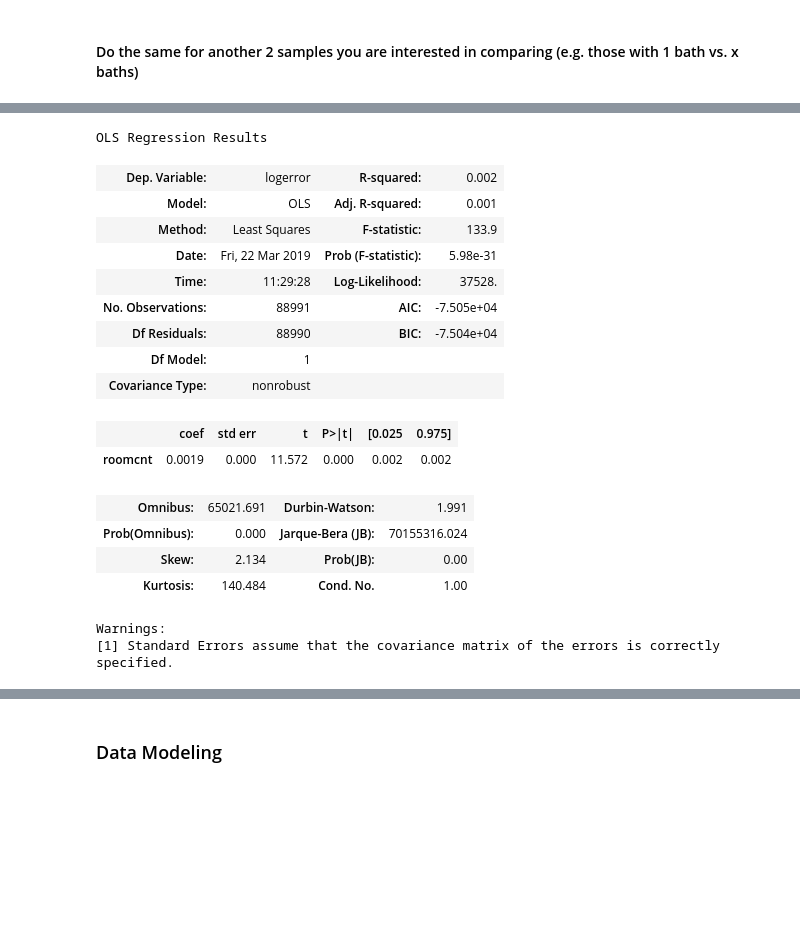
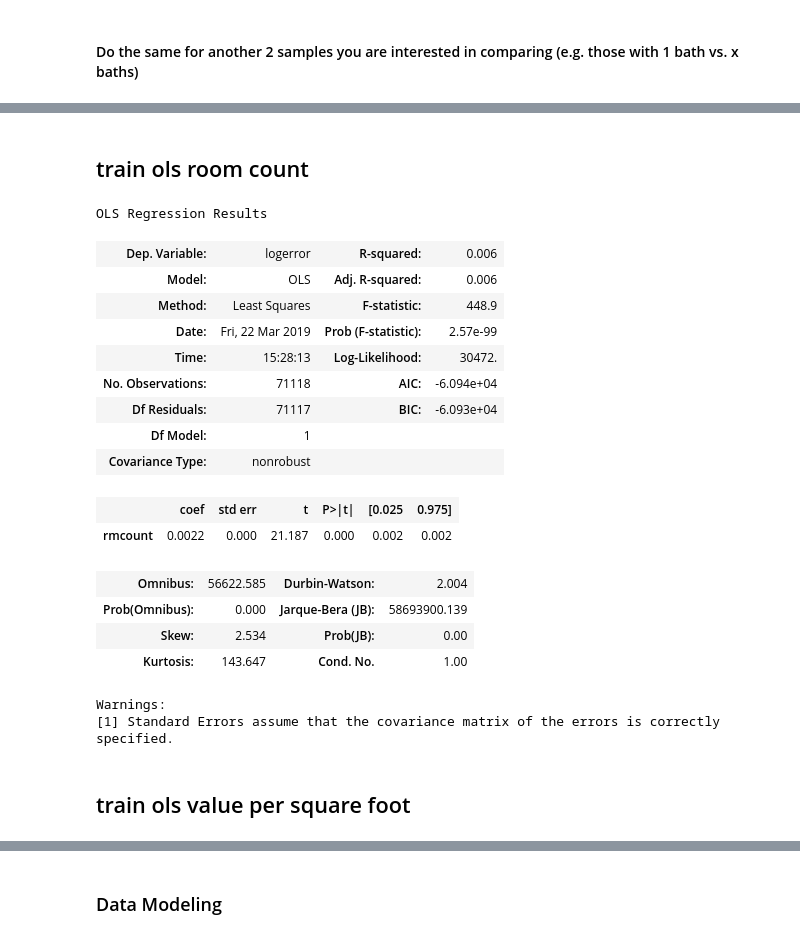
Before and after one commit to ksanmiguel10/codeup-ds-projects, a Jupyter notebook: Regression_Project_KatySalts.ipynb, the cells around one changed output, grey strips where cells are left out. Cells and saved outputs as stored; diff of their text form; code cells hidden in the pictures; blank space fills up the shorter version.

Commit message:
modeling

```diff
--- a/Regression_Project_KatySalts.ipynb
+++ b/Regression_Project_KatySalts.ipynb
@@ -136,8 +136,8 @@ taxamount                       90275 non-null float64
 dtypes: float64(10), int64(1)
 memory usage: 8.3 MB
 # %%
-df3 = df.drop_duplicates(subset='parcelid', keep='first', inplace=False)
-df3.shape
+df2 = df.drop_duplicates(subset='parcelid', keep='first', inplace=False)
+df2.shape
 # %% [output]
 (90150, 11)
 # %%
@@ -192,5 +192,5 @@ taxvaluedollarcnt               1159
 taxamount                       1159
 dtype: int64
 # %%
-df4 = df3.drop(df3[df3.bathroomcnt == 0].index)
+df2 = df2.drop(df2[df2.bathroomcnt == 0].index)
 # %%
@@ -260,3 +260,15 @@ for i, col in enumerate(['bathroomcnt', 'bedroomcnt', 'calculatedfinishedsquaref
 Goal is to address each of the questions you posed in your planning & brainstorming through visual or statistical analysis.
 
 When you have completed this step, you will have the findings from your analysis that will be used in your final report, the answers to your questions and your customer's questions that will reach the goal.
+# %%
+df2 = df2.assign(rmcount=df2.bathroomcnt+df2.bedroomcnt)
+df2 = df2.assign(value_per_sq_ft=df2.taxvaluedollarcnt/df2.calculatedfinishedsquarefeet)
+df2 = df2.drop(df2[(df2.value_per_sq_ft).isnull()].index)
+df2 = df2.drop(df2[(df2.value_per_sq_ft > 7000)].index)
+df2.sort_values(['value_per_sq_ft'], ascending=True)
+
+df2 = df2.drop(df2[(df2.yearbuilt).isnull()].index)
+df2 = df2.assign(age_of_property=2016-df2.yearbuilt)
+df2.describe()
+
+df2.sort_values(['value_per_sq_ft'], ascending=False)
@@ -263,8 +294,8 @@ When you have completed this step, you will have the findings from your analysis
 # %% [markdown]
 #### Split data into training and test datasets
 # %%
-X = df4.drop(['logerror', 'roomcnt', 'garagecarcnt', 'fullbathcnt'], axis=1) #make sure to use capital X
-y = df4[['logerror']] #y is dependent variable
+X = df2.drop(['logerror', 'roomcnt', 'garagecarcnt', 'fullbathcnt'], axis=1) #make sure to use capital X
+y = df2[['logerror']] #y is dependent variable
 
 X_train, X_test, y_train, y_test = train_test_split(X, y, train_size=.80, random_state=0)
 
@@ -448,23 +456,27 @@ df_fe
+# %% [markdown]
+## train ols room count
 # %%
-ols_model = sm.OLS(df_fe.logerror, df_fe.roomcnt)
+ols_model = sm.OLS(train.logerror, train.rmcount)
 fit = ols_model.fit()
 fit.summary()
 # %% [output]
 OLS Regression Results
-| Dep. Variable: | logerror | R-squared: | 0.002 |
-| Model: | OLS | Adj. R-squared: | 0.001 |
-| Method: | Least Squares | F-statistic: | 133.9 |
-| Date: | Fri, 22 Mar 2019 | Prob (F-statistic): | 5.98e-31 |
-| Time: | 11:29:28 | Log-Likelihood: | 37528. |
-| No. Observations: | 88991 | AIC: | -7.505e+04 |
-| Df Residuals: | 88990 | BIC: | -7.504e+04 |
+| Dep. Variable: | logerror | R-squared: | 0.006 |
+| Model: | OLS | Adj. R-squared: | 0.006 |
+| Method: | Least Squares | F-statistic: | 448.9 |
+| Date: | Fri, 22 Mar 2019 | Prob (F-statistic): | 2.57e-99 |
+| Time: | 15:28:13 | Log-Likelihood: | 30472. |
+| No. Observations: | 71118 | AIC: | -6.094e+04 |
+| Df Residuals: | 71117 | BIC: | -6.093e+04 |
 | Df Model: | 1 |  |  |
 | Covariance Type: | nonrobust |  |  |
 |  | coef | std err | t | P>|t| | [0.025 | 0.975] |
-| roomcnt | 0.0019 | 0.000 | 11.572 | 0.000 | 0.002 | 0.002 |
+| rmcount | 0.0022 | 0.000 | 21.187 | 0.000 | 0.002 | 0.002 |
-| Omnibus: | 65021.691 | Durbin-Watson: | 1.991 |
-| Prob(Omnibus): | 0.000 | Jarque-Bera (JB): | 70155316.024 |
-| Skew: | 2.134 | Prob(JB): | 0.00 |
-| Kurtosis: | 140.484 | Cond. No. | 1.00 |
+| Omnibus: | 56622.585 | Durbin-Watson: | 2.004 |
+| Prob(Omnibus): | 0.000 | Jarque-Bera (JB): | 58693900.139 |
+| Skew: | 2.534 | Prob(JB): | 0.00 |
+| Kurtosis: | 143.647 | Cond. No. | 1.00 |
 Warnings:
 [1] Standard Errors assume that the covariance matrix of the errors is correctly specified.
+# %% [markdown]
+## train ols value per square foot
```
Also changed, not shown: parts of 53 cells of this notebook.
